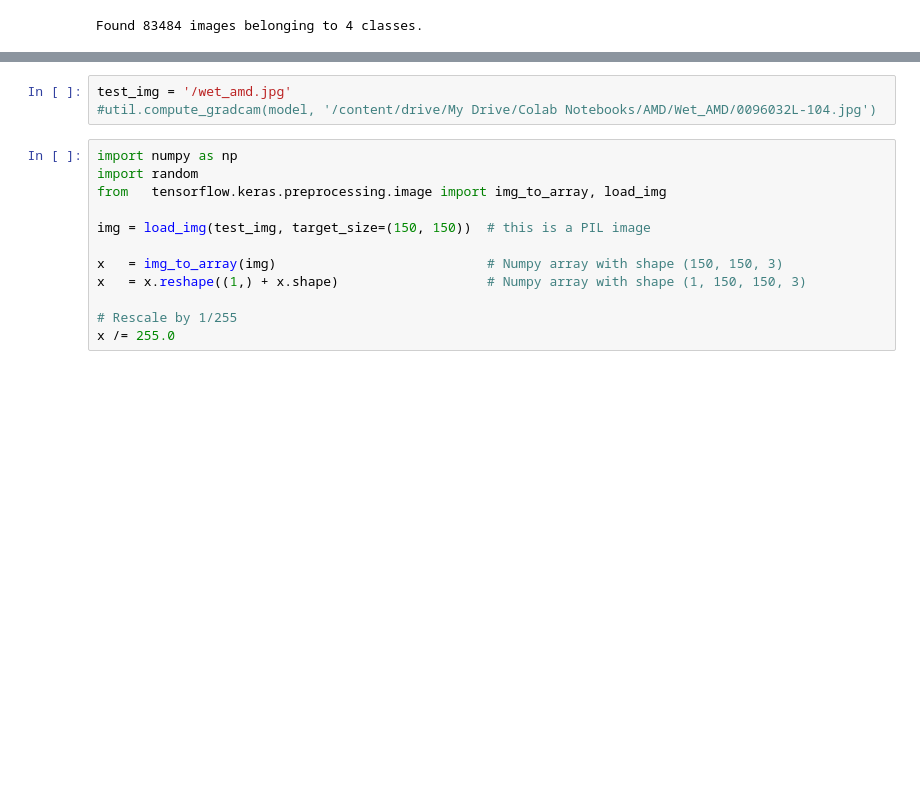
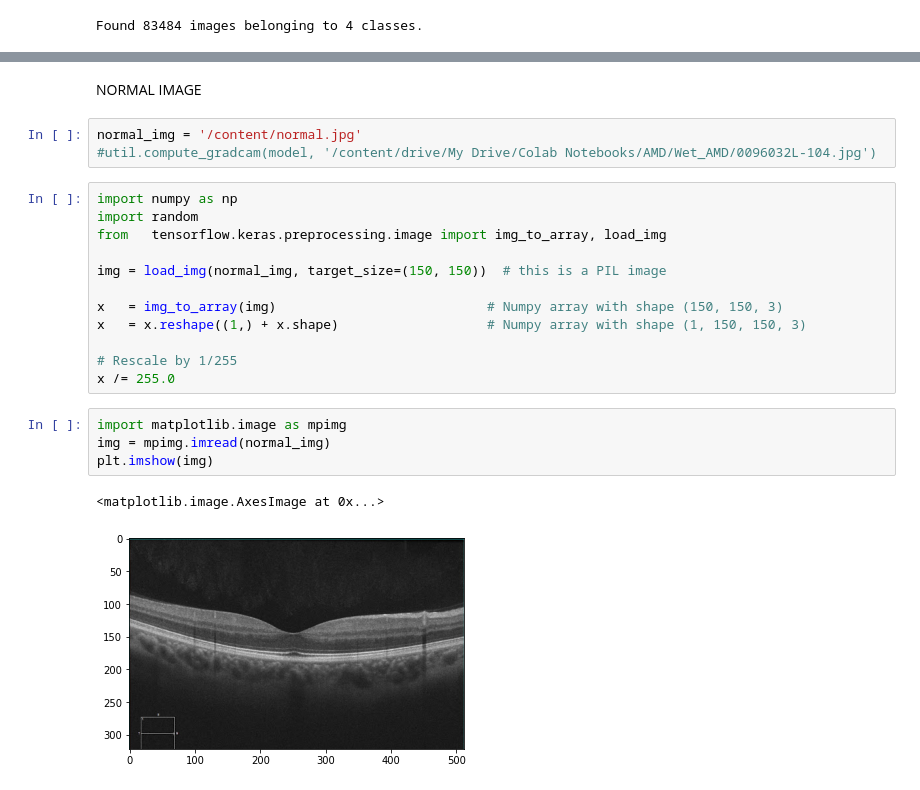
Before and after one commit to musman2012/ml-data_science, a Jupyter notebook: AMD_Progression/AMD_Research_Kaggle.ipynb, the cells around one changed output, grey strips where cells are left out. Saved outputs shown, nothing was run; the diff lists cells and outputs as text; blank space fills up the shorter version.

```diff
--- a/AMD_Progression/AMD_Research_Kaggle.ipynb
+++ b/AMD_Progression/AMD_Research_Kaggle.ipynb
@@ -94,18 +111,27 @@ Epoch 2/2
+# %% [markdown]
+NORMAL IMAGE
 # %%
-test_img = '/wet_amd.jpg'
+normal_img = '/content/normal.jpg'
 #util.compute_gradcam(model, '/content/drive/My Drive/Colab Notebooks/AMD/Wet_AMD/0096032L-104.jpg')
 # %%
 import numpy as np
 import random
 from   tensorflow.keras.preprocessing.image import img_to_array, load_img
 
-img = load_img(test_img, target_size=(150, 150))  # this is a PIL image
+img = load_img(normal_img, target_size=(150, 150))  # this is a PIL image
 
 x   = img_to_array(img)                           # Numpy array with shape (150, 150, 3)
 x   = x.reshape((1,) + x.shape)                   # Numpy array with shape (1, 150, 150, 3)
 
 # Rescale by 1/255
 x /= 255.0
+# %%
+import matplotlib.image as mpimg
+img = mpimg.imread(normal_img)
+plt.imshow(img)
+# %% [output]
+<matplotlib.image.AxesImage at 0x...>
+[figure, added]
 # %%
 successive_outputs = [layer.output for layer in model.layers[1:]]
 
```
Also changed, not shown: parts of 16 cells of this notebook.
